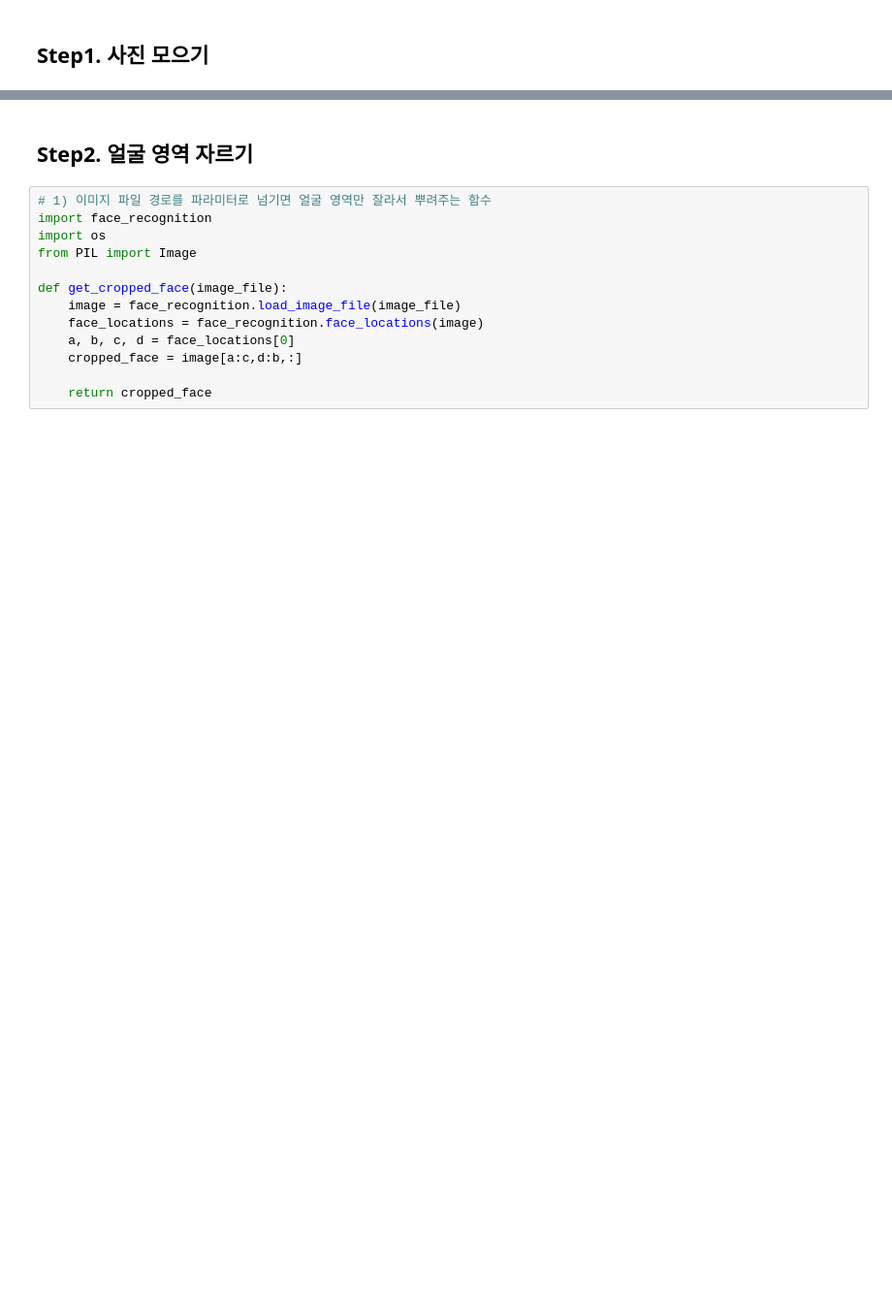
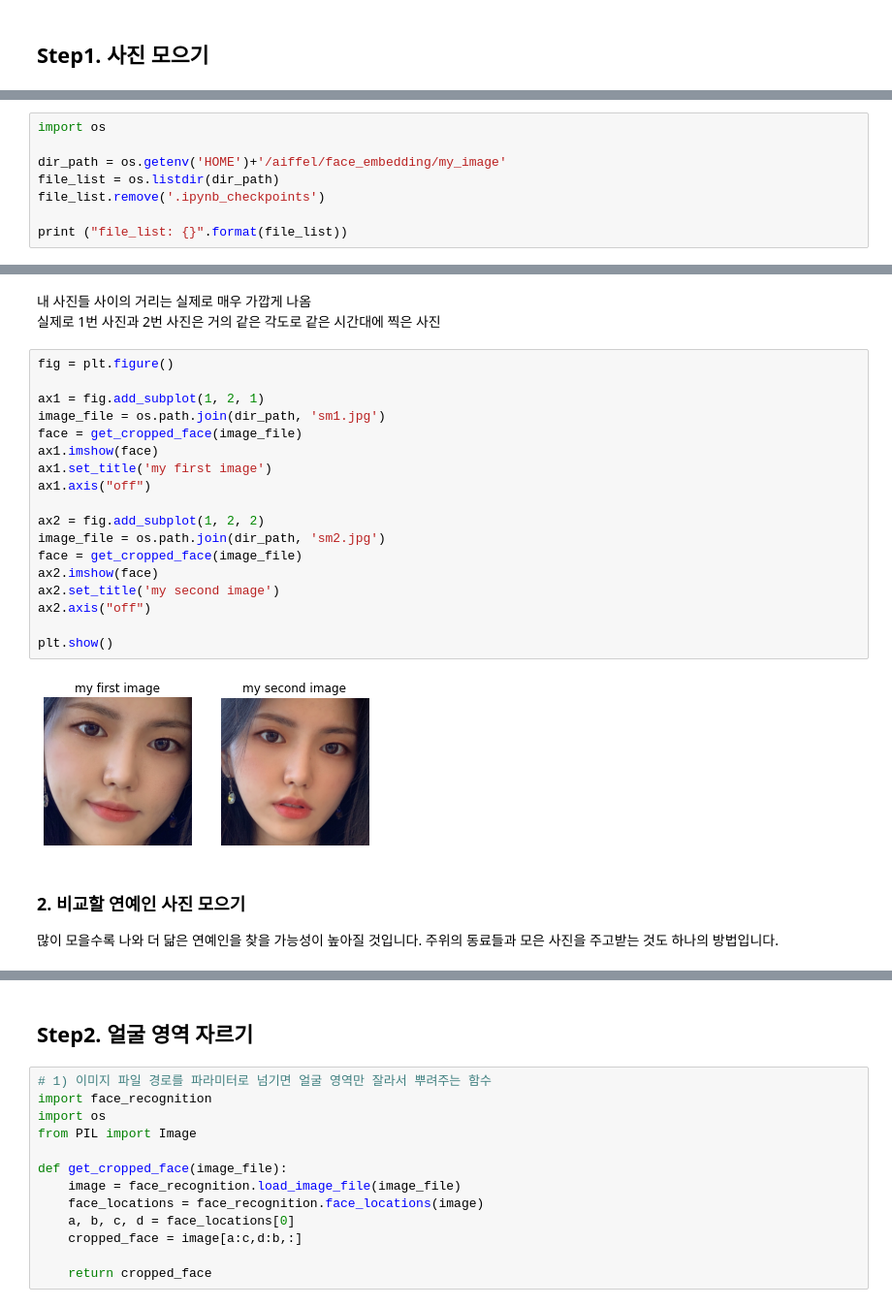
Before and after one commit to ksumini/ML-DL-Study, a Jupyter notebook: [E-05] Find_Celebrity.ipynb, the cells around one changed output, grey strips where cells are left out. Shown at 97% size. Drawn from its saved outputs; the diff is of its cells as text; blank space fills up the shorter version.

```diff
--- a/[E-05] Find_Celebrity.ipynb
+++ b/[E-05] Find_Celebrity.ipynb
@@ -293,0 +293,8 @@ get_nearest_face('obama')
+# %%
+import os
+
+dir_path = os.getenv('HOME')+'/aiffel/face_embedding/my_image'
+file_list = os.listdir(dir_path)
+file_list.remove('.ipynb_checkpoints')
+
+print ("file_list: {}".format(file_list))
@@ -293,0 +313,28 @@ get_nearest_face('obama')
+# %% [markdown]
+내 사진들 사이의 거리는 실제로 매우 가깝게 나옴
+실제로 1번 사진과 2번 사진은 거의 같은 각도로 같은 시간대에 찍은 사진
+# %%
+fig = plt.figure()
+
+ax1 = fig.add_subplot(1, 2, 1)
+image_file = os.path.join(dir_path, 'sm1.jpg')
+face = get_cropped_face(image_file)
+ax1.imshow(face)
+ax1.set_title('my first image')
+ax1.axis("off")
+
+ax2 = fig.add_subplot(1, 2, 2)
+image_file = os.path.join(dir_path, 'sm2.jpg')
+face = get_cropped_face(image_file)
+ax2.imshow(face)
+ax2.set_title('my second image')
+ax2.axis("off")
+
+plt.show()
+# %% [output]
+[figure, added]
+# %% [markdown]
+### 2. 비교할 연예인 사진 모으기
+
+많이 모을수록 나와 더 닮은 연예인을 찾을 가능성이 높아질 것입니다.
+주위의 동료들과 모은 사진을 주고받는 것도 하나의 방법입니다.
```
Also changed, not shown: parts of 22 cells of this notebook.
